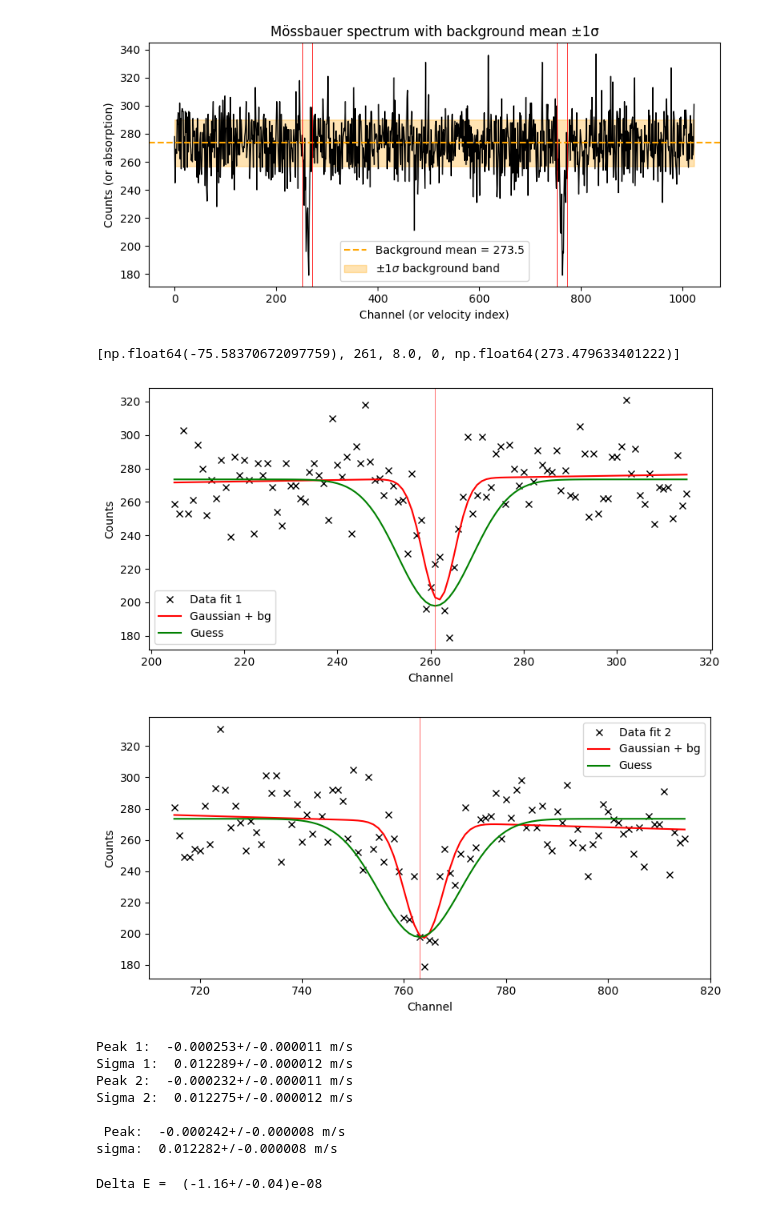
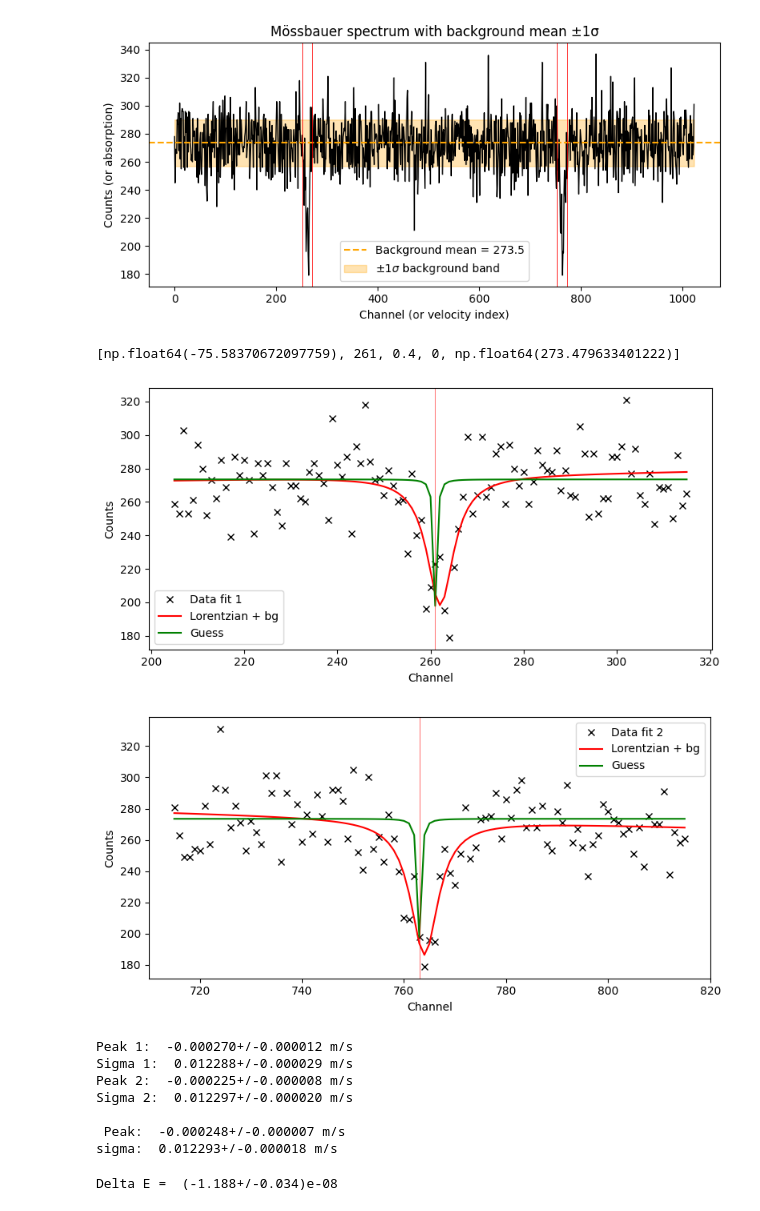
Before and after one commit to thexwon/P4, a Jupyter notebook: Mößbauer Effect/moessbauer_vacromium.ipynb, the cells around one changed output. Saved outputs shown, nothing was run; the diff lists cells and outputs as text; code cells hidden in the pictures.

Commit message:
Lorentzian still gives shitty values

```diff
--- a/Mößbauer Effect/moessbauer_vacromium.ipynb
+++ b/Mößbauer Effect/moessbauer_vacromium.ipynb
@@ -320,18 +320,17 @@ Background sigma: 16.6180051902012
 # %%
 from scipy.optimize import curve_fit
 
-
+'''
 def gauss_bg(x, A1, x01, sigma1, m, c):
-    """
-    Two Gaussians on a linear background.
-    A1, A2: amplitudes (negative for absorption)
-    x01, x02: centers
-    sigma1, sigma2: widths (sigma)
-    m, c: background slope and intercept
-    """
     g1 = A1 * np.exp(-(x - x01)**2 / (2 * sigma1**2))
     bg = m * x + c
     return g1 + bg
+'''
+
+def gauss_bg(x, A1, x01, gamma1, m, c): #loretzian
+    l1 = A1 * gamma1**2 / ((x - x01)**2 + gamma1**2)
+    bg = c + m * x
+    return l1 + bg
 # %%
 # Fit regions
 # fit1_low, fit1_high = 150, 350
@@ -359,9 +358,9 @@ A1_guess = - (bg_mean - y1.min()) * 0.8
 
 A3_guess = - (bg_mean - y2.min()) * 0.8
 
-sigma_guess1 = 8.0   # adjust if peaks are wider/narrower
+sigma_guess1 = 0.4   # adjust if peaks are wider/narrower
 
-sigma_guess3 = 8.0
+sigma_guess3 = 0.4
 
 # Background init from edges of each window (assume nearly flat)
 # def linear_bg_guess(x, y):
@@ -386,45 +385,45 @@ p0_2 = [A3_guess, x03_guess, sigma_guess3,
 
 popt2, pcov2 = curve_fit(gauss_bg, x2, y2, p0=p0_2)
 # %% [output]
-[np.float64(-75.58370672097759), 261, 8.0, 0, np.float64(273.479633401222)]
+[np.float64(-75.58370672097759), 261, 0.4, 0, np.float64(273.479633401222)]
 # %%
 # Fit 1
 y1_fit = gauss_bg(x1, *popt1)
 y1_guess = gauss_bg(x1, *p0_1)
 plt.figure(figsize=(8, 4))
 plt.plot(x1, y1, 'kx', label='Data fit 1')
-plt.plot(x1, y1_fit, 'r-', label='Gaussian + bg')
+plt.plot(x1, y1_fit, 'r-', label='Lorentzian + bg')
 plt.plot(x1, y1_guess, 'g-', label='Guess')
 
 plt.axvline(peak1_low, color='red', linewidth=0.4)
 plt.xlabel('Channel')
 plt.ylabel('Counts')
 plt.legend()
 plt.tight_layout()
 plt.savefig('vacromium_fit1.png')
 
 plt.show()
 
 # Fit 2
 y2_fit = gauss_bg(x2, *popt2)
 y2_guess = gauss_bg(x2, *p0_2)
 
 plt.figure(figsize=(8, 4))
 plt.plot(x2, y2, 'kx', label='Data fit 2')
-plt.plot(x2, y2_fit, 'r-', label='Gaussian + bg')
+plt.plot(x2, y2_fit, 'r-', label='Lorentzian + bg')
 plt.plot(x2, y2_guess, 'g-', label='Guess')
 
 
 plt.axvline(peak2_low, color='red', linewidth=0.4)
 plt.xlabel('Channel')
 plt.ylabel('Counts')
 plt.legend()
 plt.tight_layout()
 plt.savefig('vacromium_fit2.png')
 plt.show()
 # %% [output]
-[figure, old version]
+[figure, new version]
-[figure, old version]
+[figure, new version]
 # %%
 from uncertainties import ufloat
 
@@ -448,13 +447,13 @@ print(f'\n', 'Peak: ', Peak,  'm/s')
 sigma = (sigma1+sigma2)/2
 print('sigma: ', sigma,  'm/s')
 # %% [output]
-Peak 1:  -0.000253+/-0.000011 m/s
-Sigma 1:  0.012289+/-0.000012 m/s
-Peak 2:  -0.000232+/-0.000011 m/s
-Sigma 2:  0.012275+/-0.000012 m/s
+Peak 1:  -0.000270+/-0.000012 m/s
+Sigma 1:  0.012288+/-0.000029 m/s
+Peak 2:  -0.000225+/-0.000008 m/s
+Sigma 2:  0.012297+/-0.000020 m/s
 
- Peak:  -0.000242+/-0.000008 m/s
-sigma:  0.012282+/-0.000008 m/s
+ Peak:  -0.000248+/-0.000007 m/s
+sigma:  0.012293+/-0.000018 m/s
 # %%
 
 E_0 = 14.4e3 # E in eV
@@ -463,7 +462,7 @@ delta_E = E_0 * (Peak / c)
 
 print('Delta E = ', delta_E)
 # %% [output]
-Delta E =  (-1.16+/-0.04)e-08
+Delta E =  (-1.188+/-0.034)e-08
 # %%
 
 
```
Also changed, not shown: parts of 1 cell of this notebook, 2 other files.
